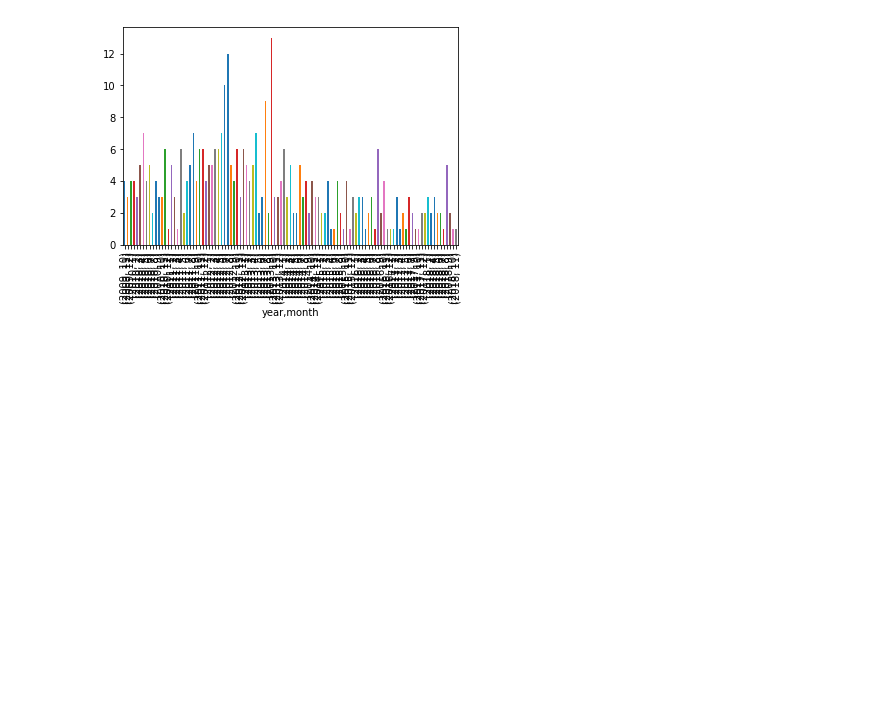
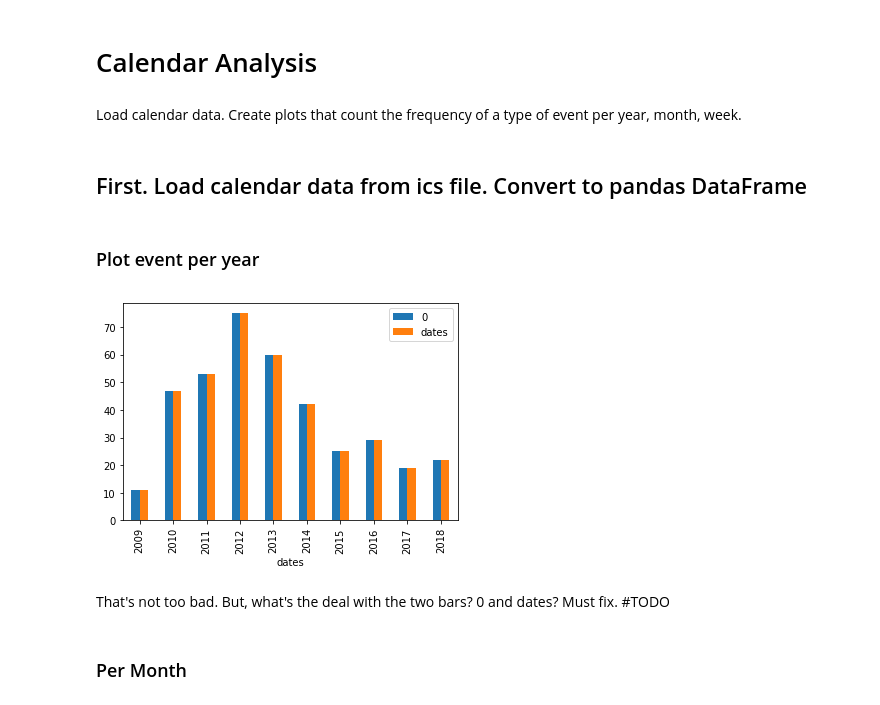
Before and after one commit to JoseVillalta/Calendar, a Jupyter notebook: Calendar.ipynb, the cells around one changed output. Cells and saved outputs as stored; diff of their text form; code cells hidden in the pictures; blank space fills up the shorter version.

```diff
--- a/Calendar.ipynb
+++ b/Calendar.ipynb
@@ -1,9 +1,14 @@
+# %% [markdown]
+# Calendar Analysis
+# %% [markdown]
+Load calendar data. Create plots that count the frequency of a type of event per year, month, week.
+# %% [markdown]
+## First. Load calendar data from ics file. Convert to pandas DataFrame
 # %%
 import pandas as pd
 import numpy as np
 import seaborn as sns
 import matplotlib.pyplot as plt
-
 from icalendar import Calendar, Event
 from datetime import datetime
 
@@ -18,14 +23,14 @@ for e in cal.walk():
 ts = pd.DataFrame(np.ones(len(dates)),index=dates)
 
 ts["dates"] = pd.to_datetime(dates)
-
-#ts.groupby(ts["dates"].dt.year).count().plot(kind="bar")
-#ts.groupby([ts["dates"].dt.year, ts["dates"].dt.month]).count().plot(kind="bar")
-
-ts['dates'].groupby([ts.dates.dt.year.rename('year'), ts.dates.dt.month.rename('month')]).agg('count').plot(kind='bar')
-
-
-#ts.groupby([(ts["dates"].dt.year),(ts["dates"].dt.month)]).count().plot(kind="bar")
-plt.show()
-# %% [output]
-[figure, removed]
+# %% [markdown]
+### Plot event per year
+# %%
+ts.groupby(ts["dates"].dt.year).count().plot(kind="bar")
+plt.show()
+# %% [output]
+[figure, added]
+# %% [markdown]
+That's not too bad.  But, what's the deal with the two bars? 0 and dates? Must fix. #TODO
+# %% [markdown]
+### Per Month
```
Also changed, not shown: parts of 6 cells of this notebook.
